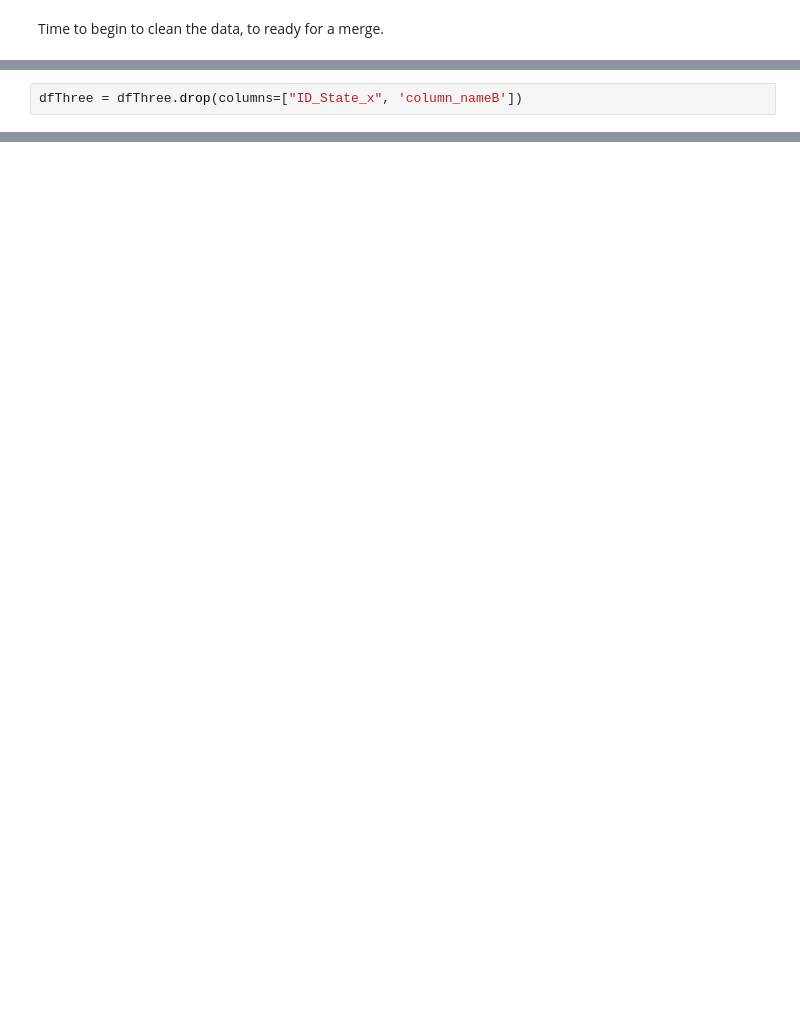
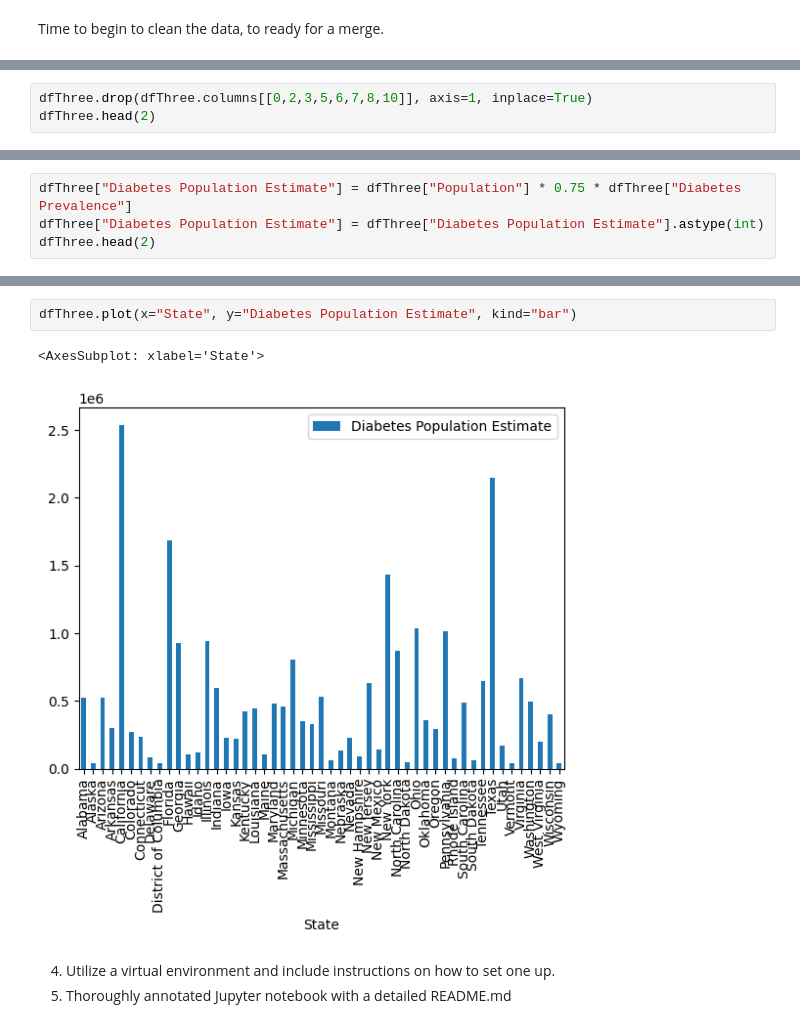
Before and after one commit to LilGotit/StateVarianceDiabetes, a Jupyter notebook: FirstDraft.ipynb, the cells around one changed output, grey strips where cells are left out. Drawn from its saved outputs; the diff is of its cells as text; blank space fills up the shorter version.

```diff
--- a/FirstDraft.ipynb
+++ b/FirstDraft.ipynb
@@ -56,2 +100,3 @@ NameError: name 'dfThree' is not defined
-# %%
-dfThree = dfThree.drop(columns=["ID_State_x", 'column_nameB'])
+# %%
+dfThree.drop(dfThree.columns[[0,2,3,5,6,7,8,10]], axis=1, inplace=True)
+dfThree.head(2)
@@ -57,0 +107,4 @@ dfThree = dfThree.drop(columns=["ID_State_x", 'column_nameB'])
+# %%
+dfThree["Diabetes Population Estimate"] = dfThree["Population"] * 0.75 * dfThree["Diabetes Prevalence"]
+dfThree["Diabetes Population Estimate"] = dfThree["Diabetes Population Estimate"].astype(int)
+dfThree.head(2)
@@ -57,0 +138,8 @@ dfThree = dfThree.drop(columns=["ID_State_x", 'column_nameB'])
+# %%
+dfThree.plot(x="State", y="Diabetes Population Estimate", kind="bar")
+# %% [output]
+<AxesSubplot: xlabel='State'>
+[figure, added]
+# %% [markdown]
+4. Utilize a virtual environment and include instructions on how to set one up.
+5. Thoroughly annotated Jupyter notebook with a detailed README.md
```
Also changed, not shown: parts of 9 cells of this notebook.
